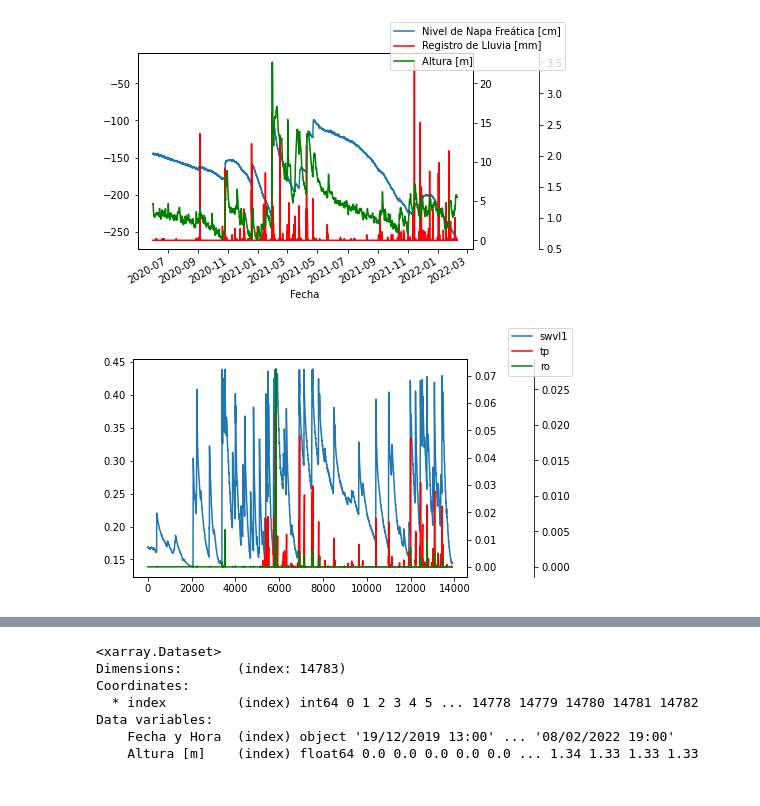
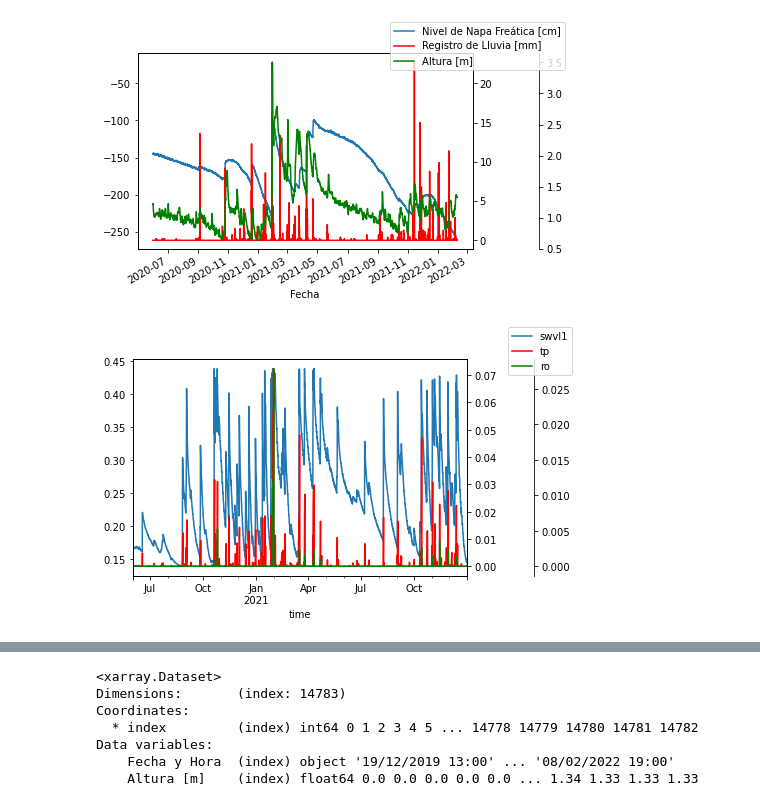
Before and after one commit to JulianGiles/flash_flood_ML, a Jupyter notebook: data_selection_and_comparison.ipynb, the cells around one changed output, grey strips where cells are left out. Saved outputs shown, nothing was run; the diff lists cells and outputs as text; code cells hidden in the pictures.

```diff
--- a/data_selection_and_comparison.ipynb
+++ b/data_selection_and_comparison.ipynb
@@ -170,19 +171,19 @@ plt.show()
 # %%
 # datos de ERA5
 era5land_loc = era5land.loc[{'latitude':-32.9, 'longitude': -62.6, 'time': slice('2020-06-01', '2021-12-31')}].to_dataframe().reset_index()
 era5land_loc['time'] = pd.to_datetime(era5land_loc['time'], infer_datetime_format=True)
 
-ax = era5land_loc['swvl1'].plot(legend=False)
+ax = era5land_loc.plot(x='time', y='swvl1', legend=False)
 ax2 = ax.twinx()
-era5land_loc['tp'].plot(ax=ax2, legend=False, color="r")
+era5land_loc.plot(x='time', y='tp', ax=ax2, legend=False, color="r")
 ax3 = ax.twinx()
 ax3.spines["right"].set_position(("axes", 1.2))
-era5land_loc['ro'].plot(ax=ax3, legend=False, color="g")
+era5land_loc.plot(x='time', y='ro', ax=ax3, legend=False, color="g")
 
 
 ax.figure.legend()
 plt.show()
 # %% [output]
-[figure, old version]
+[figure, new version]
 # %%
 # Comparacion lluvia
```
Also changed, not shown: parts of 31 cells of this notebook.
